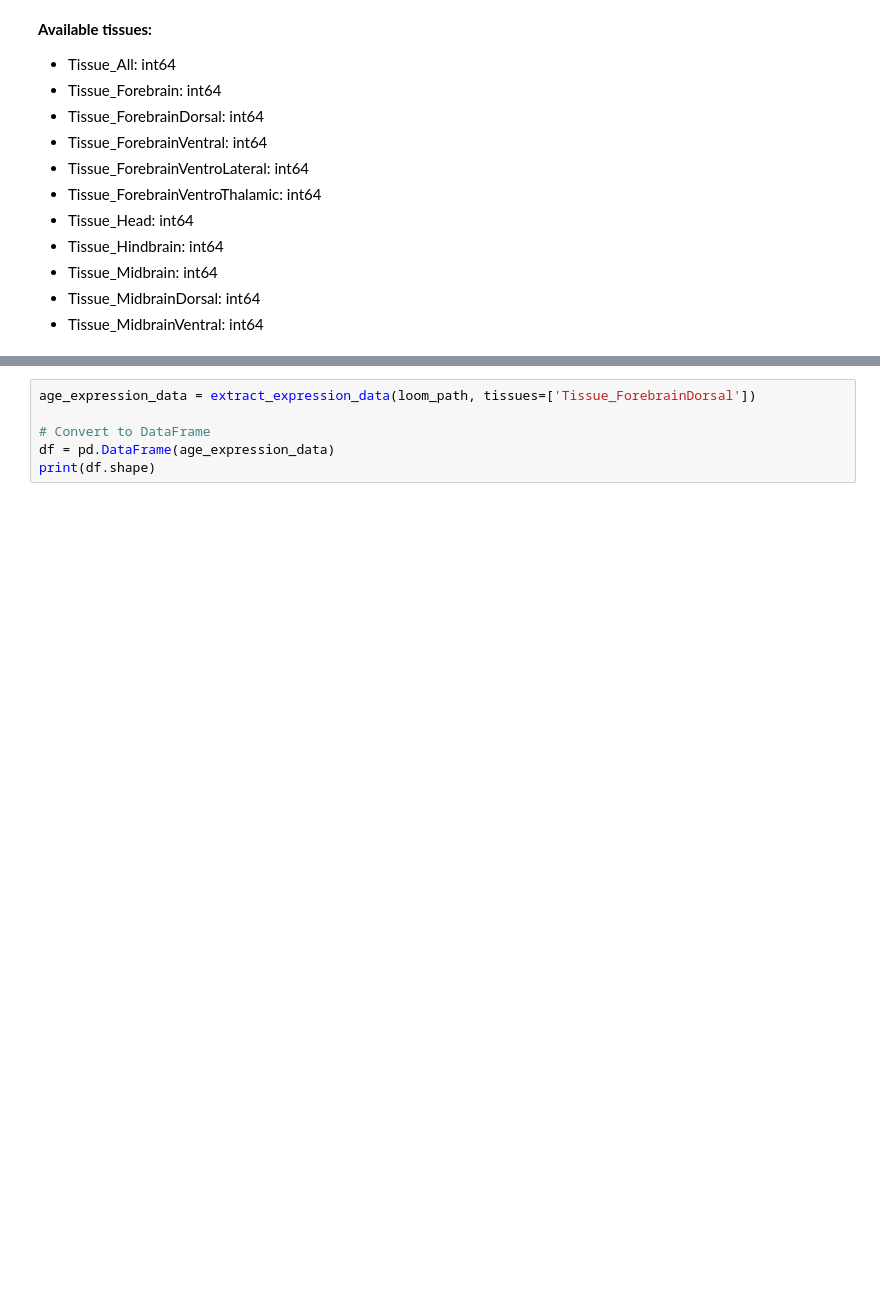
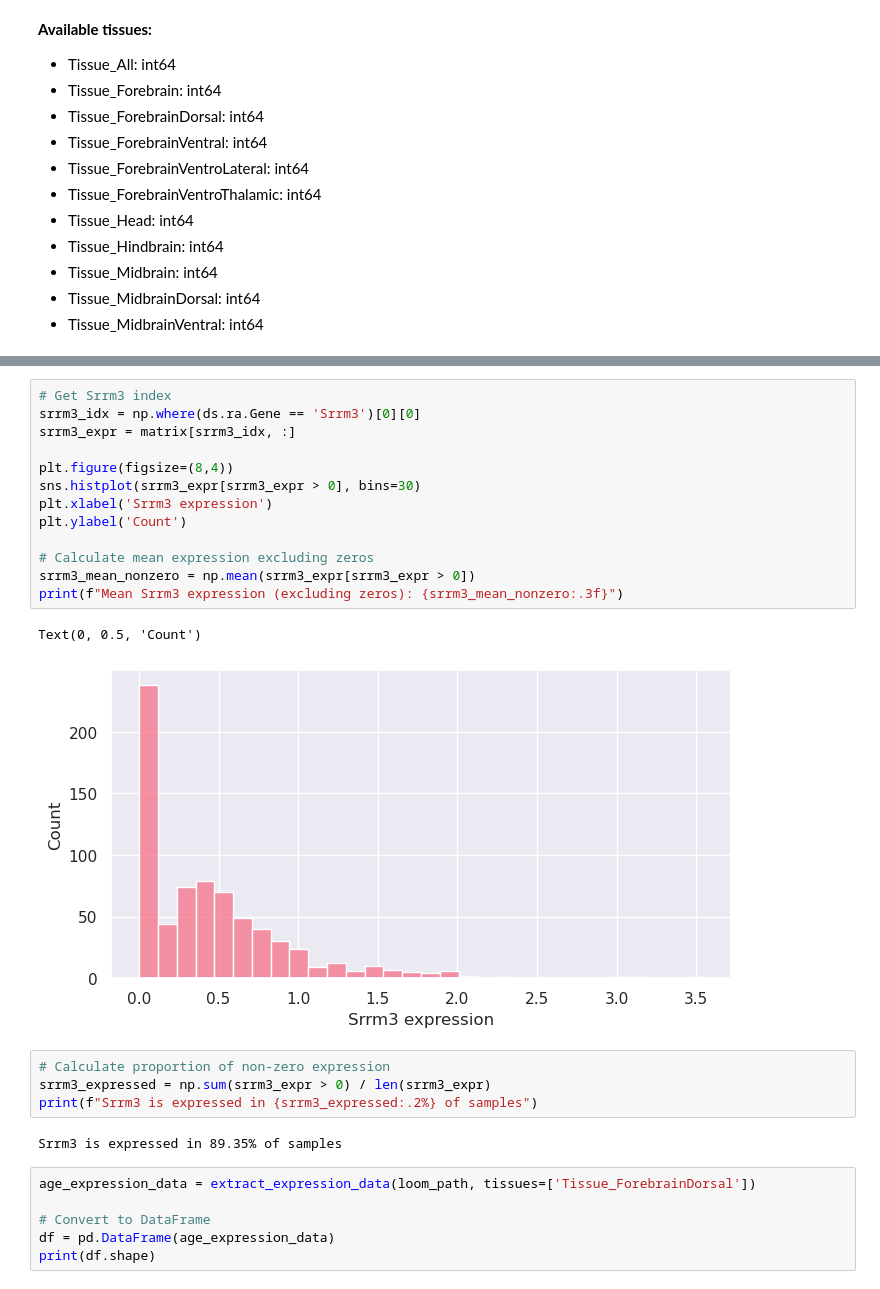
Before and after one commit to michal7kw/SRF_SRRM3_dev, a Jupyter notebook: Mousebrain/cluster_data.ipynb, the cells around one changed output, grey strips where cells are left out. Saved outputs shown, nothing was run; the diff lists cells and outputs as text; blank space fills up the shorter version.

```diff
--- a/Mousebrain/cluster_data.ipynb
+++ b/Mousebrain/cluster_data.ipynb
@@ -168,3 +192,25 @@ Sparsity: 32.00%
+# %%
+# Get Srrm3 index
+srrm3_idx = np.where(ds.ra.Gene == 'Srrm3')[0][0]
+srrm3_expr = matrix[srrm3_idx, :]
+
+plt.figure(figsize=(8,4))
+sns.histplot(srrm3_expr[srrm3_expr > 0], bins=30)
+plt.xlabel('Srrm3 expression')
+plt.ylabel('Count')
+
+# Calculate mean expression excluding zeros
+srrm3_mean_nonzero = np.mean(srrm3_expr[srrm3_expr > 0])
+print(f"Mean Srrm3 expression (excluding zeros): {srrm3_mean_nonzero:.3f}")
+# %% [output]
+Text(0, 0.5, 'Count')
+[figure, added]
+# %%
+# Calculate proportion of non-zero expression
+srrm3_expressed = np.sum(srrm3_expr > 0) / len(srrm3_expr)
+print(f"Srrm3 is expressed in {srrm3_expressed:.2%} of samples")
+# %% [output]
+Srrm3 is expressed in 89.35% of samples
 # %%
 age_expression_data = extract_expression_data(loom_path, tissues=['Tissue_ForebrainDorsal'])
 
```
Also changed, not shown: parts of 3 cells of this notebook, 1 other file.
